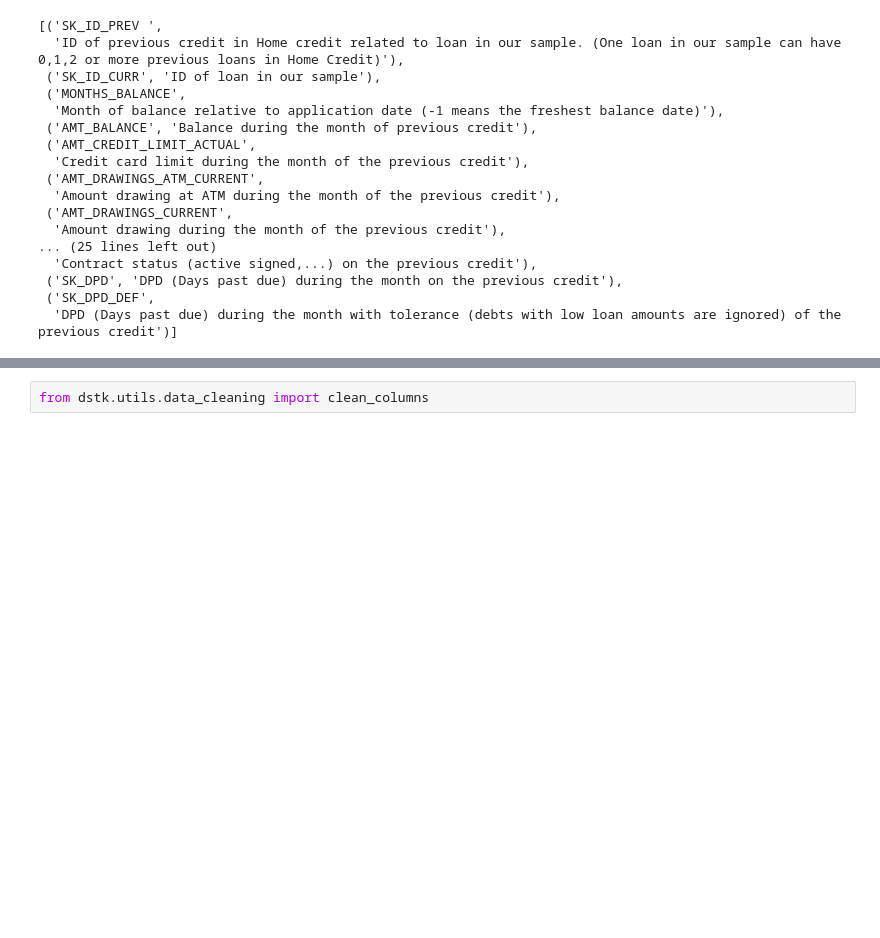
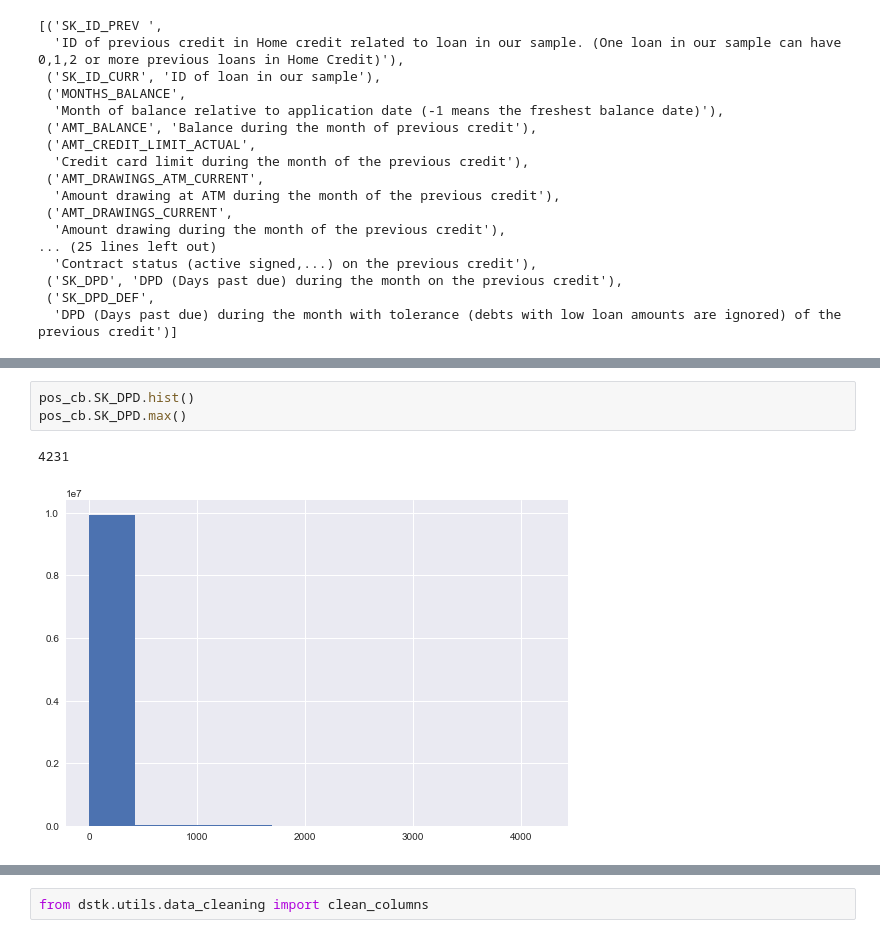
Before and after one commit to rshap91/home_credit_loans, a Jupyter notebook: Explore_And_Clean.ipynb, the cells around one changed output, grey strips where cells are left out. Drawn from its saved outputs; the diff is of its cells as text; blank space fills up the shorter version.

```diff
--- a/Explore_And_Clean.ipynb
+++ b/Explore_And_Clean.ipynb
@@ -240,0 +322,6 @@ dtype={'SK_ID_CURR':str, 'SK_ID_BUREAU':str, "SK_ID_PREV":str}
+# %%
+pos_cb.SK_DPD.hist()
+pos_cb.SK_DPD.max()
+# %% [output]
+4231
+[figure, added]
```
Also changed, not shown: parts of 87 cells of this notebook, 1 other file.
